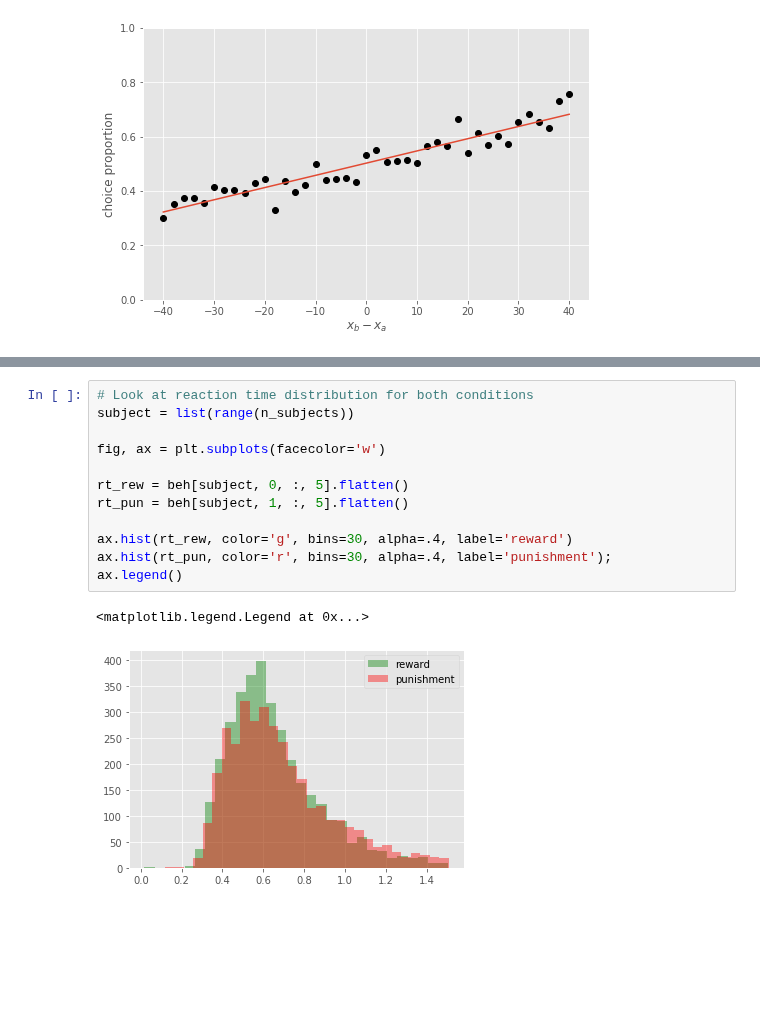
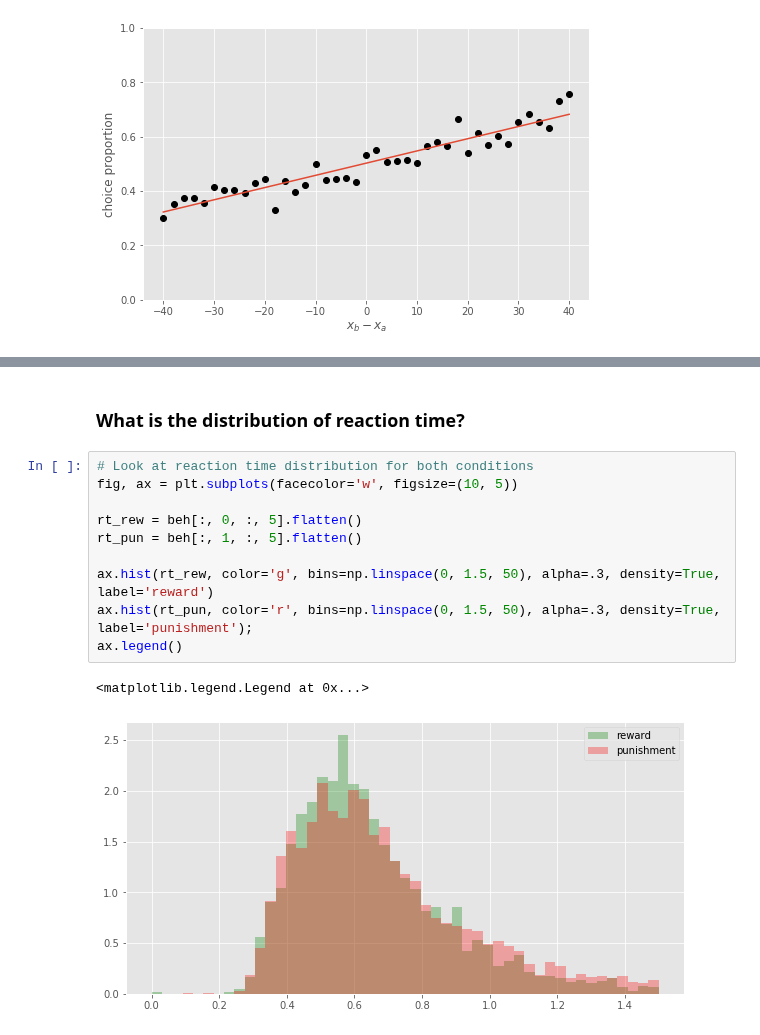
Before and after one commit to kbonna/decidenet, a Jupyter notebook: behavioral_analysis/dn_ba_05_behavioral_metrics.ipynb, the cells around one changed output, grey strips where cells are left out. Cells and saved outputs as stored; diff of their text form; blank space fills up the shorter version.

```diff
--- a/behavioral_analysis/dn_ba_05_behavioral_metrics.ipynb
+++ b/behavioral_analysis/dn_ba_05_behavioral_metrics.ipynb
@@ -101,15 +121,15 @@ Ttest_relResult(statistic=0.07794626295864657, pvalue=0.9383717474097866)
+# %% [markdown]
+### What is the distribution of reaction time?
 # %%
 # Look at reaction time distribution for both conditions
-subject = list(range(n_subjects))
+fig, ax = plt.subplots(facecolor='w', figsize=(10, 5))
 
-fig, ax = plt.subplots(facecolor='w')
+rt_rew = beh[:, 0, :, 5].flatten()
+rt_pun = beh[:, 1, :, 5].flatten()
 
-rt_rew = beh[subject, 0, :, 5].flatten()
-rt_pun = beh[subject, 1, :, 5].flatten()
-
-ax.hist(rt_rew, color='g', bins=30, alpha=.4, label='reward')
-ax.hist(rt_pun, color='r', bins=30, alpha=.4, label='punishment');
+ax.hist(rt_rew, color='g', bins=np.linspace(0, 1.5, 50), alpha=.3, density=True, label='reward')
+ax.hist(rt_pun, color='r', bins=np.linspace(0, 1.5, 50), alpha=.3, density=True, label='punishment');
 ax.legend()
 # %% [output]
 <matplotlib.legend.Legend at 0x...>
-[figure, old version]
+[figure, new version]
```
Also changed, not shown: parts of 6 cells of this notebook, 1 other file.
